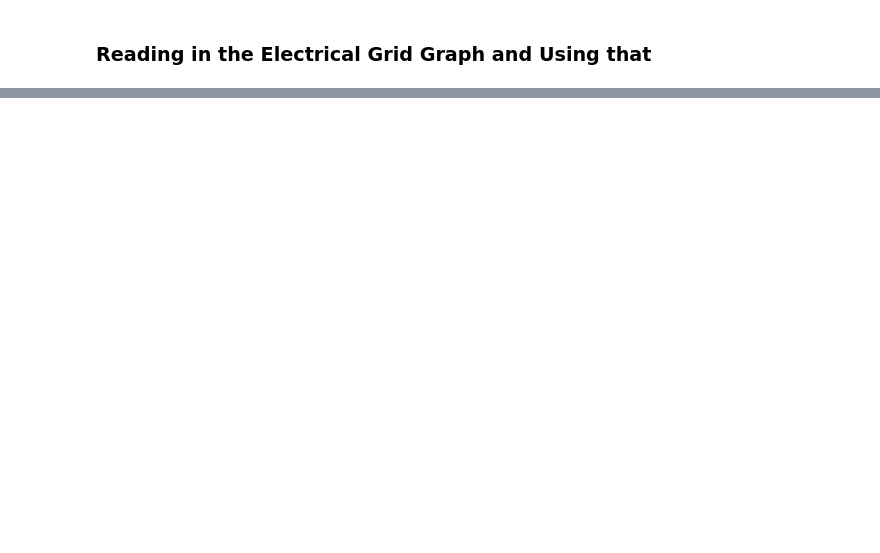
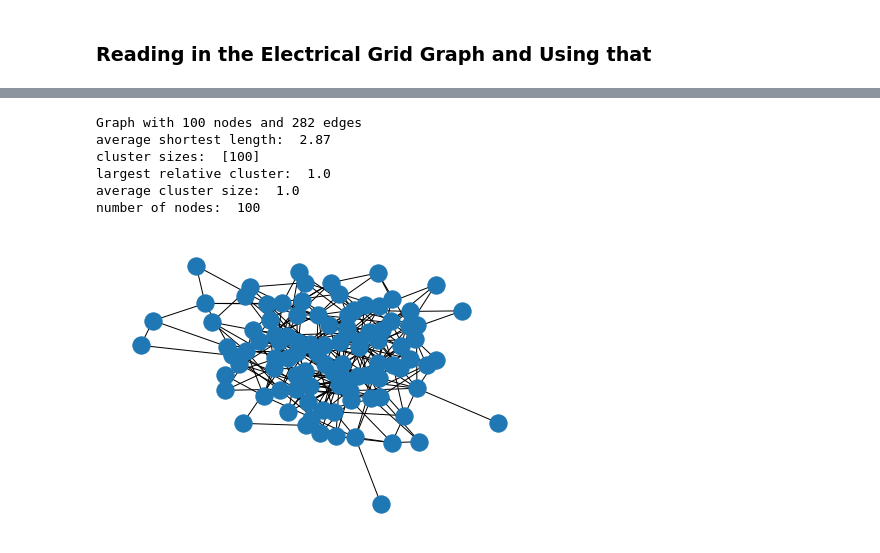
Before and after one commit to davidt315/complex_graph_robustness, a Jupyter notebook: code/Analyzing Robustness in Complex Networks.ipynb, the cells around one changed output, grey strips where cells are left out. Drawn from its saved outputs; the diff is of its cells as text; code cells hidden in the pictures; blank space fills up the shorter version.

```diff
--- a/code/Analyzing Robustness in Complex Networks.ipynb
+++ b/code/Analyzing Robustness in Complex Networks.ipynb
@@ -134,0 +152,19 @@ number of nodes:  50
+# %%
+ER = nx.gnm_random_graph(100, 300)
+print(ER)
+nx.draw(ER)
+largest_cluster, avg_cluster = clusters(ER)
+
+print("average shortest length: ", average_shortest_length(ER))
+print("cluster sizes: ", get_clusters(ER))
+print("largest relative cluster: ", largest_cluster)
+print("average cluster size: ", avg_cluster)
+print("number of nodes: ", len(ER.nodes()))
+# %% [output]
+Graph with 100 nodes and 282 edges
+average shortest length:  2.87
+cluster sizes:  [100]
+largest relative cluster:  1.0
+average cluster size:  1.0
+number of nodes:  100
+[figure, added]
```
Also changed, not shown: parts of 14 cells of this notebook.
